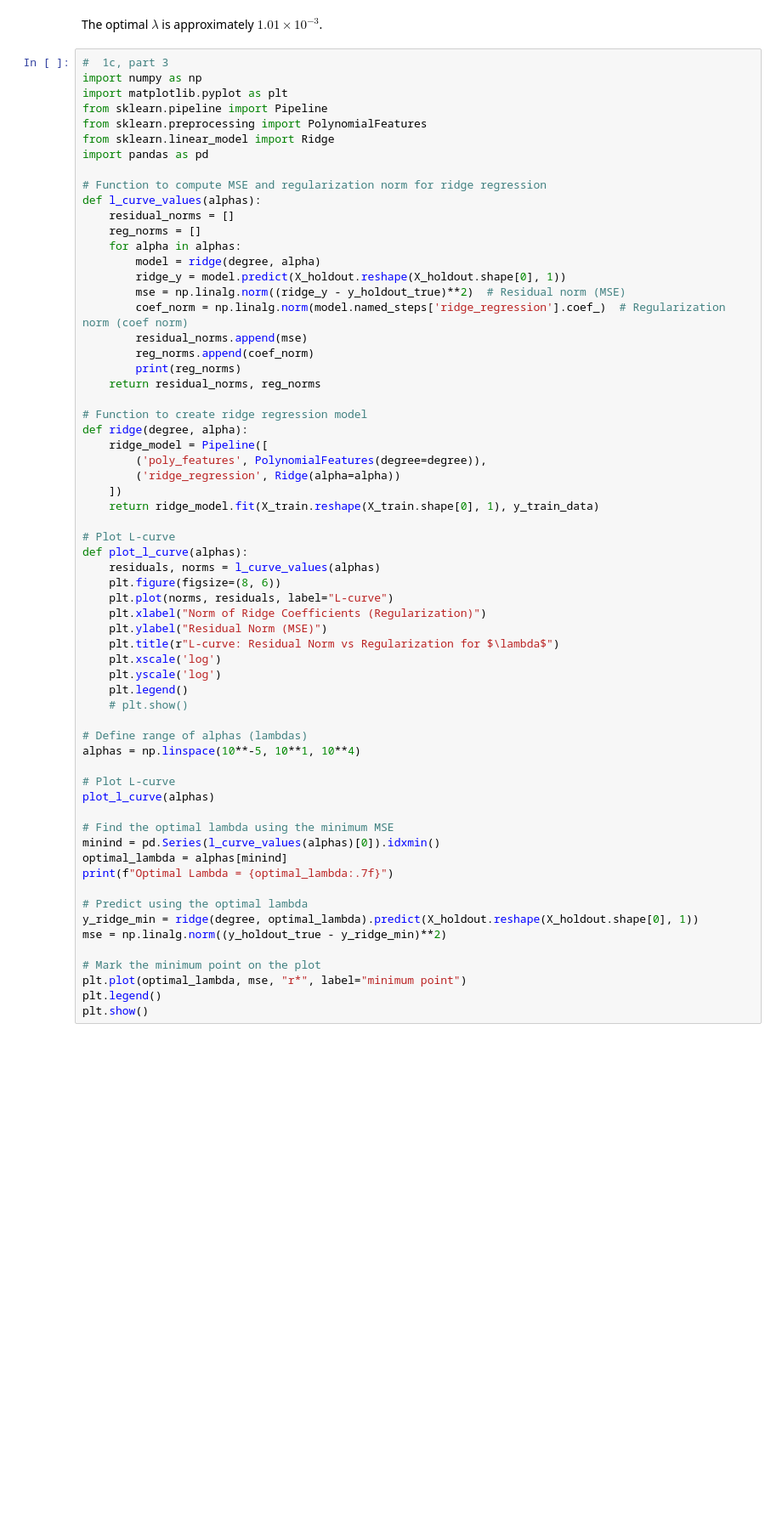
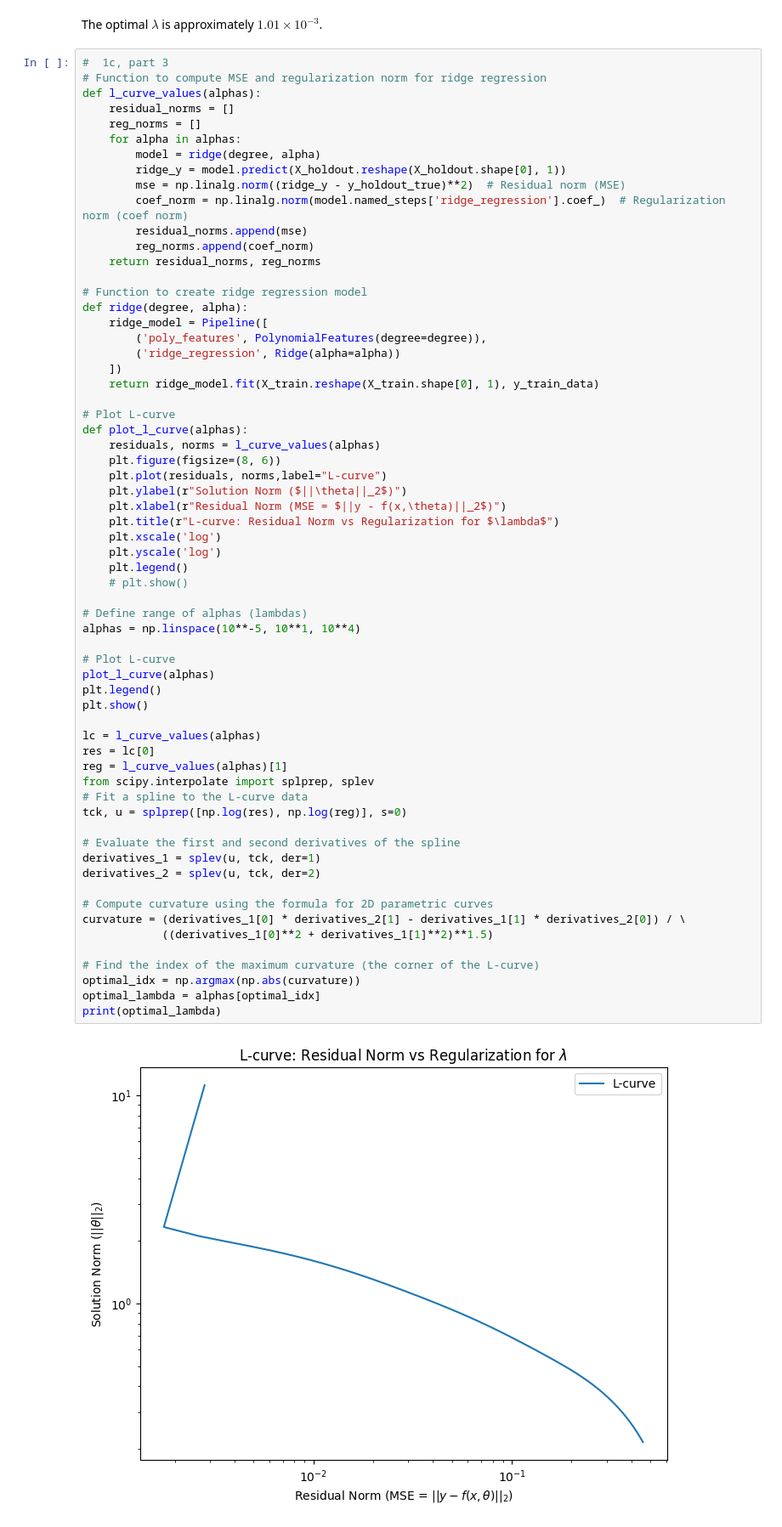
Before and after one commit to rx9933/COE-379L, a Jupyter notebook: Assignments/Assignment2/Assignment_2.ipynb, the cells around one changed output. Shown at 85% size. Cells and saved outputs as stored; diff of their text form; blank space fills up the shorter version.

Commit message:
adding part d, lasso l curve looks wrong

```diff
--- a/Assignments/Assignment2/Assignment_2.ipynb
+++ b/Assignments/Assignment2/Assignment_2.ipynb
@@ -216,13 +220,6 @@ Optimal Lambda = 0.0010101
 The optimal $\lambda$ is approximately $1.01 \times 10^{-3}$.
 # %%
 #  1c, part 3
-import numpy as np
-import matplotlib.pyplot as plt
-from sklearn.pipeline import Pipeline
-from sklearn.preprocessing import PolynomialFeatures
-from sklearn.linear_model import Ridge
-import pandas as pd
-
 # Function to compute MSE and regularization norm for ridge regression
 def l_curve_values(alphas):
     residual_norms = []
@@ -234,47 +231,55 @@ def l_curve_values(alphas):
         coef_norm = np.linalg.norm(model.named_steps['ridge_regression'].coef_)  # Regularization norm (coef norm)
         residual_norms.append(mse)
         reg_norms.append(coef_norm)
-        print(reg_norms)
     return residual_norms, reg_norms
 
 # Function to create ridge regression model
 def ridge(degree, alpha):
     ridge_model = Pipeline([
         ('poly_features', PolynomialFeatures(degree=degree)),
         ('ridge_regression', Ridge(alpha=alpha))
     ])
     return ridge_model.fit(X_train.reshape(X_train.shape[0], 1), y_train_data)
 
 # Plot L-curve
 def plot_l_curve(alphas):
     residuals, norms = l_curve_values(alphas)
     plt.figure(figsize=(8, 6))
-    plt.plot(norms, residuals, label="L-curve")
-    plt.xlabel("Norm of Ridge Coefficients (Regularization)")
-    plt.ylabel("Residual Norm (MSE)")
+    plt.plot(residuals, norms,label="L-curve")
+    plt.ylabel(r"Solution Norm ($||\theta||_2$)")
+    plt.xlabel(r"Residual Norm (MSE = $||y - f(x,\theta)||_2$)")
     plt.title(r"L-curve: Residual Norm vs Regularization for $\lambda$")
     plt.xscale('log')
     plt.yscale('log')
     plt.legend()
     # plt.show()
 
 # Define range of alphas (lambdas)
 alphas = np.linspace(10**-5, 10**1, 10**4)
 
 # Plot L-curve
 plot_l_curve(alphas)
-
-# Find the optimal lambda using the minimum MSE
-minind = pd.Series(l_curve_values(alphas)[0]).idxmin()
-optimal_lambda = alphas[minind]
-print(f"Optimal Lambda = {optimal_lambda:.7f}")
-
-# Predict using the optimal lambda
-y_ridge_min = ridge(degree, optimal_lambda).predict(X_holdout.reshape(X_holdout.shape[0], 1))
-mse = np.linalg.norm((y_holdout_true - y_ridge_min)**2)
-
-# Mark the minimum point on the plot
-plt.plot(optimal_lambda, mse, "r*", label="minimum point")
 plt.legend()
 plt.show()
+
+lc = l_curve_values(alphas)
+res = lc[0]
+reg = l_curve_values(alphas)[1]
+from scipy.interpolate import splprep, splev
+# Fit a spline to the L-curve data
+tck, u = splprep([np.log(res), np.log(reg)], s=0)
+
+# Evaluate the first and second derivatives of the spline
+derivatives_1 = splev(u, tck, der=1)
+derivatives_2 = splev(u, tck, der=2)
+
+# Compute curvature using the formula for 2D parametric curves
+curvature = (derivatives_1[0] * derivatives_2[1] - derivatives_1[1] * derivatives_2[0]) / \
+            ((derivatives_1[0]**2 + derivatives_1[1]**2)**1.5)
+
+# Find the index of the maximum curvature (the corner of the L-curve)
+optimal_idx = np.argmax(np.abs(curvature))
+optimal_lambda = alphas[optimal_idx]
+print(optimal_lambda)
 # %% [output]
+[figure, new version]
```
Also changed, not shown: parts of 6 cells of this notebook, 2 other files.
